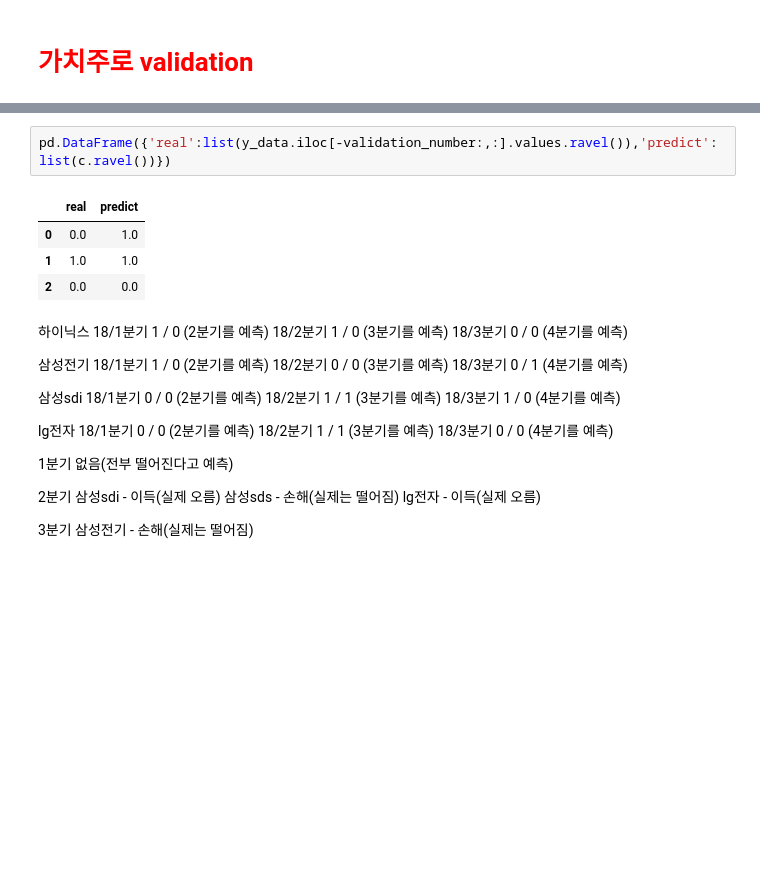
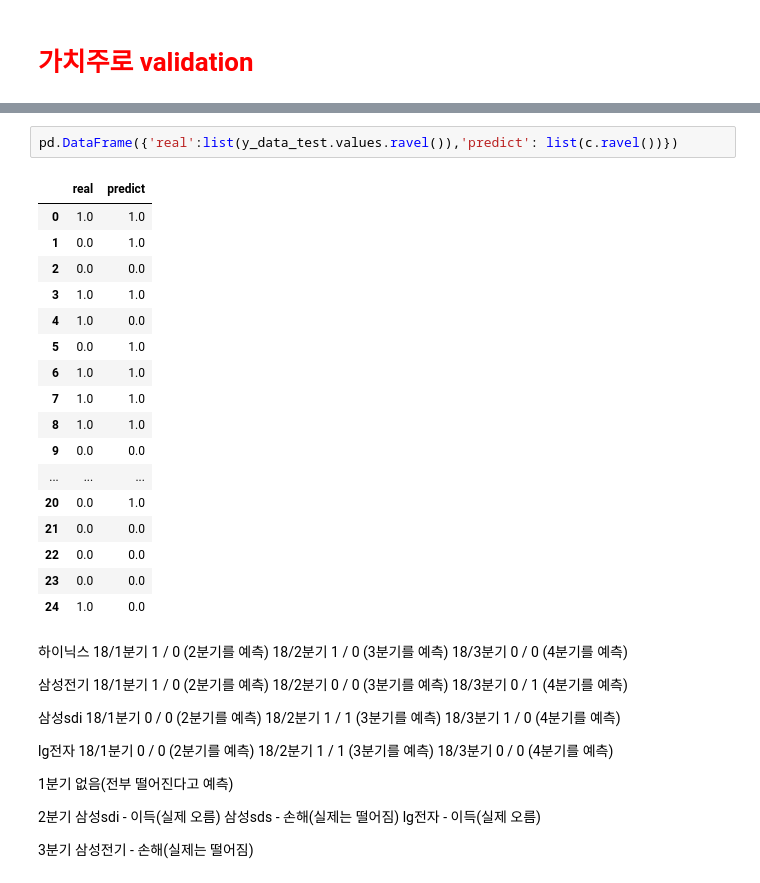
Before and after one commit to kongjeongbae/03_stock_price_prediction_using_non-financial_data, a Jupyter notebook: src/project1_semi_finance/190224_IT_(재무+비재무).ipynb, the cells around one changed output, grey strips where cells are left out. Cells and saved outputs as stored; diff of their text form; blank space fills up the shorter version.

```diff
--- a/src/project1_semi_finance/190224_IT_(재무+비재무).ipynb
+++ b/src/project1_semi_finance/190224_IT_(재무+비재무).ipynb
@@ -533,10 +585,23 @@ print('모델 최고 정확도: ', max(graph_acc) * 100 , '%')
 # %%
-pd.DataFrame({'real':list(y_data.iloc[-validation_number:,:].values.ravel()),'predict': list(c.ravel())})
+pd.DataFrame({'real':list(y_data_test.values.ravel()),'predict': list(c.ravel())})
 # %% [output]
 |  | real | predict |
-| 0 | 0.0 | 1.0 |
-| 1 | 1.0 | 1.0 |
+| 0 | 1.0 | 1.0 |
+| 1 | 0.0 | 1.0 |
 | 2 | 0.0 | 0.0 |
+| 3 | 1.0 | 1.0 |
+| 4 | 1.0 | 0.0 |
+| 5 | 0.0 | 1.0 |
+| 6 | 1.0 | 1.0 |
+| 7 | 1.0 | 1.0 |
+| 8 | 1.0 | 1.0 |
+| 9 | 0.0 | 0.0 |
+| ... | ... | ... |
+| 20 | 0.0 | 1.0 |
+| 21 | 0.0 | 0.0 |
+| 22 | 0.0 | 0.0 |
+| 23 | 0.0 | 0.0 |
+| 24 | 1.0 | 0.0 |
 # %% [markdown]
 하이닉스
 18/1분기 1 / 0 (2분기를 예측)
```
Also changed, not shown: parts of 11 cells of this notebook, 1 other file.
